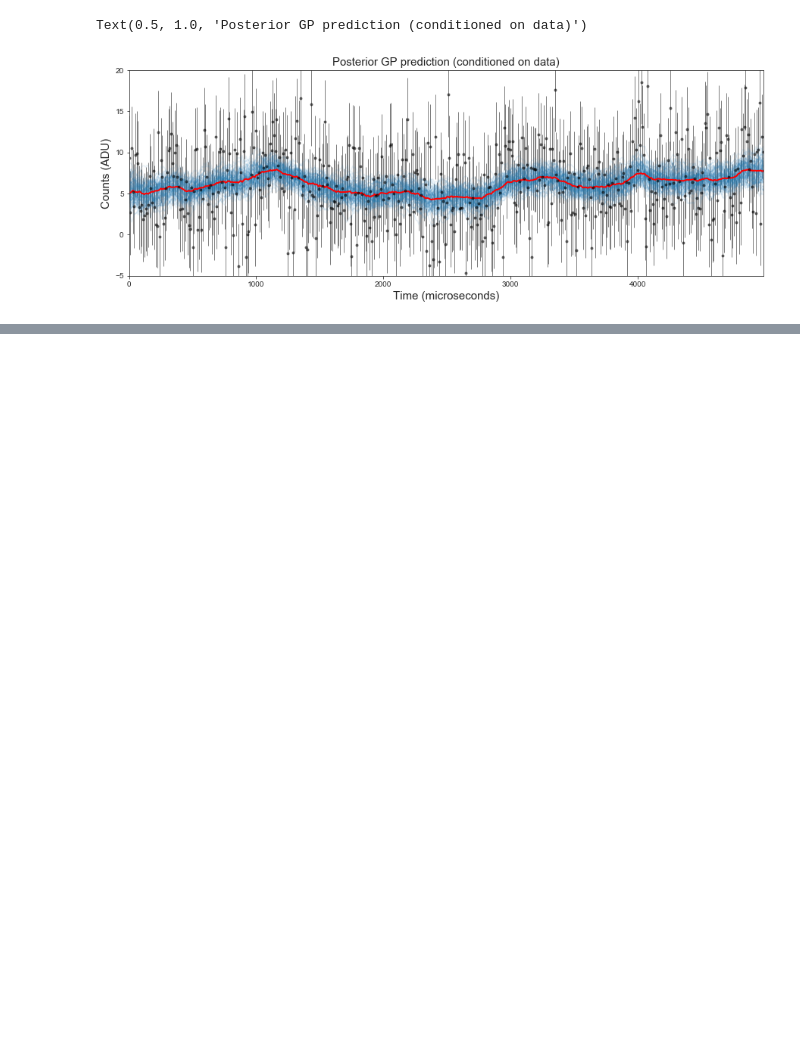
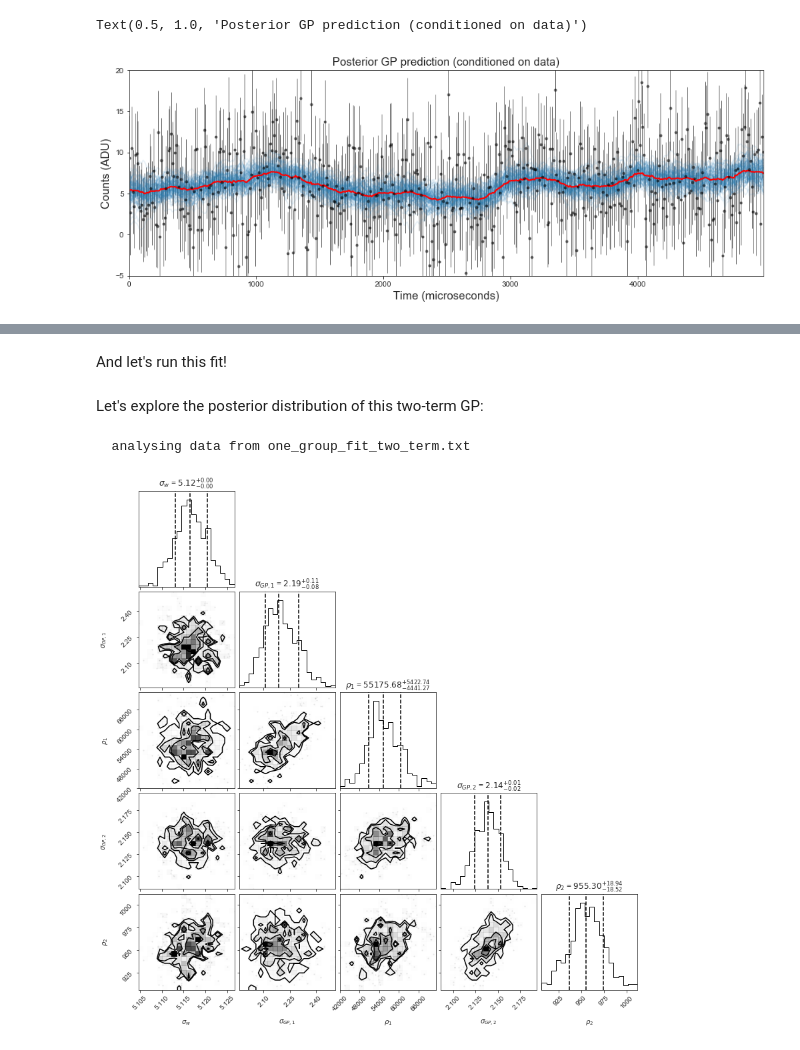
Before and after one commit to nespinoza/darks_nircam, a Jupyter notebook: Darks Analysis NIRCam - Part 2.ipynb, the cells around one changed output, grey strips where cells are left out. Drawn from its saved outputs; the diff is of its cells as text; code cells hidden in the pictures; blank space fills up the shorter version.

Commit message:
second part updated

```diff
--- a/Darks Analysis NIRCam - Part 2.ipynb
+++ b/Darks Analysis NIRCam - Part 2.ipynb
@@ -194,0 +266,34 @@ for sample in posterior_samples[np.random.randint(posterior_samples.shape[0], si
+# %%
+n_params = 5
+# %% [markdown]
+And let's run this fit!
+# %%
+pymultinest.run(loglike2, prior2, n_params, n_live_points = 100, \
+                outputfiles_basename='one_group_fit_two_term', resume = False, verbose = True)
+# %% [markdown]
+Let's explore the posterior distribution of this two-term GP:
+# %%
+# Get output, weight posteriors:
+output = pymultinest.Analyzer(outputfiles_basename='one_group_fit_two_term', n_params = n_params)
+posterior_samples = output.get_equal_weighted_posterior()[:,:-1]
+
+# Get posterior samples:
+sigma_w_samples = posterior_samples[:,0]
+sigma1_gp_samples = posterior_samples[:,1]
+rho1_samples = posterior_samples[:,2]
+sigma2_gp_samples = posterior_samples[:,3]
+rho2_samples = posterior_samples[:,4]
+# %% [output]
+  analysing data from one_group_fit_two_term.txt
+# %%
+# Before plotting it, transform rho to micro-seconds --- which is a better time-scale for plotting this process:
+ps = np.copy(posterior_samples)
+ps[:,2] = ps[:,2]*1e6
+ps[:,4] = ps[:,4]*1e6
+
+# Plot it:
+figure = corner.corner(ps, labels=[r"$\sigma_w$", r"$\sigma_{GP,1}$", r"$\rho_1$", r"$\sigma_{GP,2}$", r"$\rho_2$"],
+                       quantiles=[0.16, 0.5, 0.84],
+                       show_titles=True, title_kwargs={"fontsize": 12})
+# %% [output]
+[figure, added]
```
Also changed, not shown: parts of 25 cells of this notebook.
